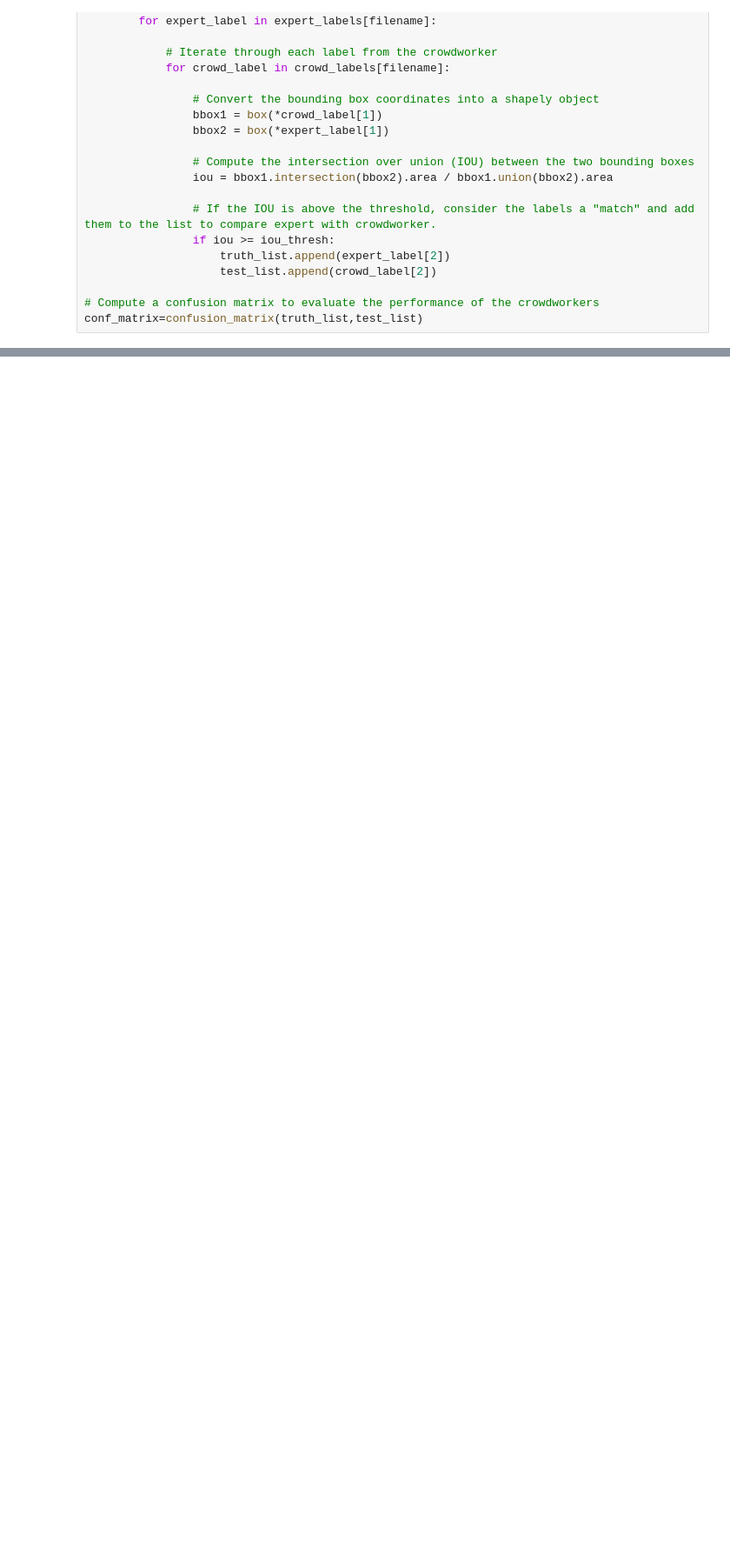
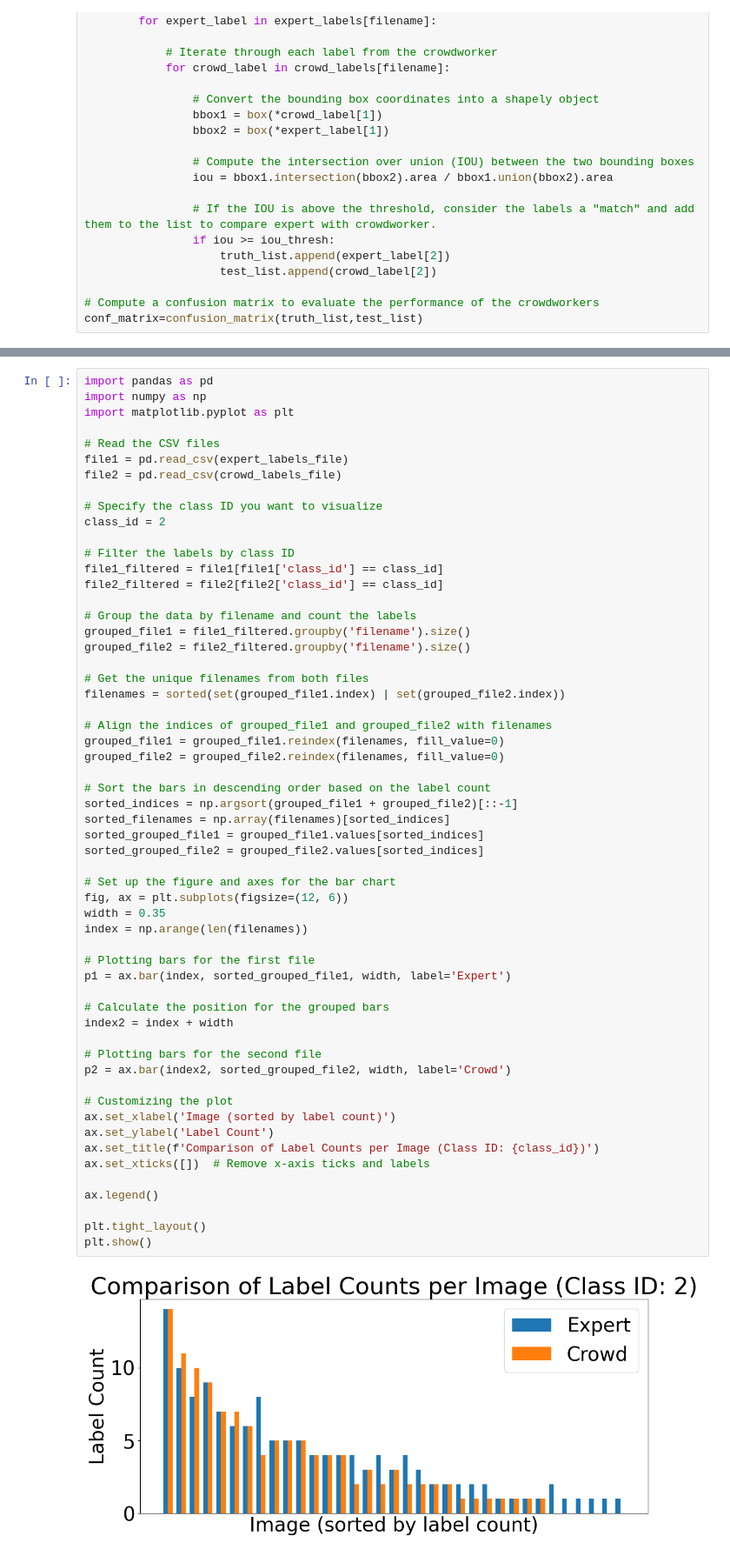
Before and after one commit to rowanoaktree/label-consensus-analysis, a Jupyter notebook: expert_crowd_agreement.ipynb, the cells around one changed output, grey strips where cells are left out. Shown at 87% size. Cells and saved outputs as stored; diff of their text form; blank space fills up the shorter version.

```diff
--- a/expert_crowd_agreement.ipynb
+++ b/expert_crowd_agreement.ipynb
@@ -155,0 +207,59 @@ plt.show()
+# %%
+import pandas as pd
+import numpy as np
+import matplotlib.pyplot as plt
+
+# Read the CSV files
+file1 = pd.read_csv(expert_labels_file)
+file2 = pd.read_csv(crowd_labels_file)
+
+# Specify the class ID you want to visualize
+class_id = 2
+
+# Filter the labels by class ID
+file1_filtered = file1[file1['class_id'] == class_id]
+file2_filtered = file2[file2['class_id'] == class_id]
+
+# Group the data by filename and count the labels
+grouped_file1 = file1_filtered.groupby('filename').size()
+grouped_file2 = file2_filtered.groupby('filename').size()
+
+# Get the unique filenames from both files
+filenames = sorted(set(grouped_file1.index) | set(grouped_file2.index))
+
+# Align the indices of grouped_file1 and grouped_file2 with filenames
+grouped_file1 = grouped_file1.reindex(filenames, fill_value=0)
+grouped_file2 = grouped_file2.reindex(filenames, fill_value=0)
+
+# Sort the bars in descending order based on the label count
+sorted_indices = np.argsort(grouped_file1 + grouped_file2)[::-1]
+sorted_filenames = np.array(filenames)[sorted_indices]
+sorted_grouped_file1 = grouped_file1.values[sorted_indices]
+sorted_grouped_file2 = grouped_file2.values[sorted_indices]
+
+# Set up the figure and axes for the bar chart
+fig, ax = plt.subplots(figsize=(12, 6))
+width = 0.35
+index = np.arange(len(filenames))
+
+# Plotting bars for the first file
+p1 = ax.bar(index, sorted_grouped_file1, width, label='Expert')
+
+# Calculate the position for the grouped bars
+index2 = index + width
+
+# Plotting bars for the second file
+p2 = ax.bar(index2, sorted_grouped_file2, width, label='Crowd')
+
+# Customizing the plot
+ax.set_xlabel('Image (sorted by label count)')
+ax.set_ylabel('Label Count')
+ax.set_title(f'Comparison of Label Counts per Image (Class ID: {class_id})')
+ax.set_xticks([])  # Remove x-axis ticks and labels
+
+ax.legend()
+
+plt.tight_layout()
+plt.show()
+# %% [output]
+[figure, added]
```
Also changed, not shown: parts of 5 cells of this notebook.
